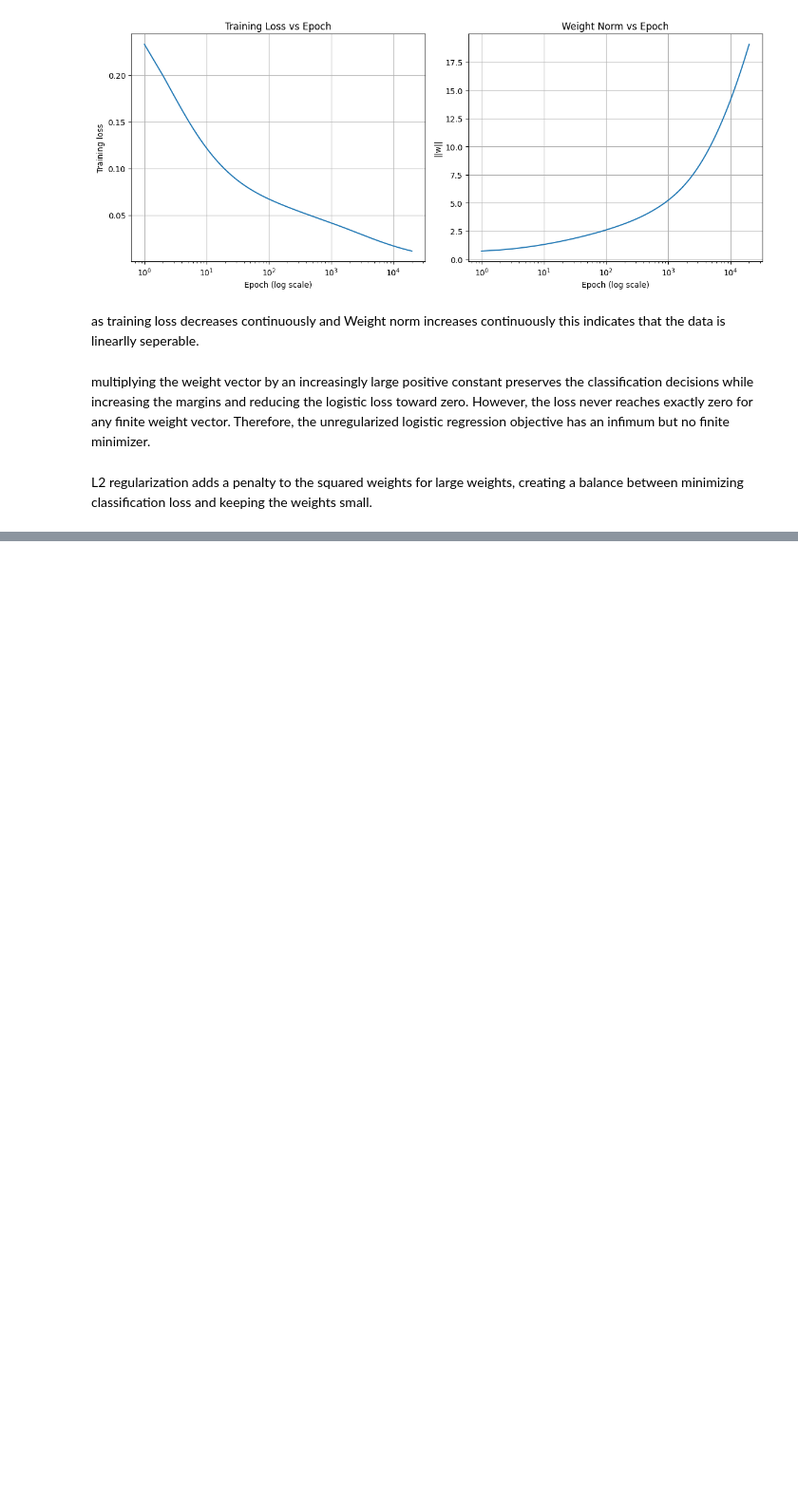
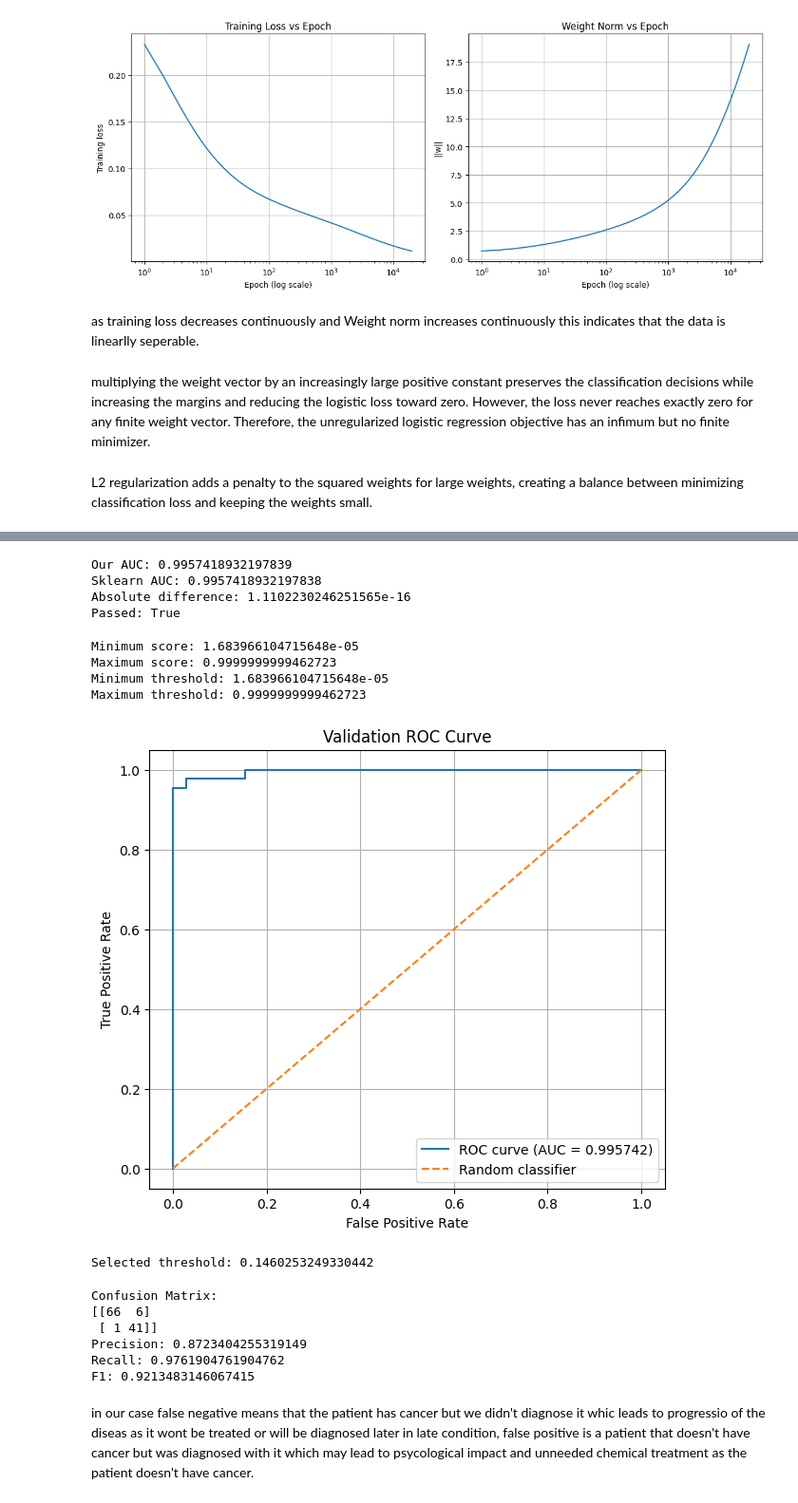
Before and after one commit to Ziad-Gebril/Linear-Models-and-Support-Vector-Machines, a Jupyter notebook: ML_assignment_2.ipynb, the cells around one changed output, grey strips where cells are left out. Shown at 95% size. Cells and saved outputs as stored; diff of their text form; code cells hidden in the pictures; blank space fills up the shorter version.

```diff
--- a/ML_assignment_2.ipynb
+++ b/ML_assignment_2.ipynb
@@ -761,0 +873,6 @@ L2 regularization adds a penalty to the squared weights for large weights, creat
+# %%
+w, tr_loss, va_loss, tr_acc, va_acc , W= train_logistic(X_train, y_train, X_validation, y_validation, L=0.01, eta=0.5, epochs=3000)
+
+
+test_scores = sigmoid(add_bias(XC_te) @ w)
+test_pred = (test_scores >= 0.5).astype(int)
@@ -761,0 +928,3 @@ L2 regularization adds a penalty to the squared weights for large weights, creat
+# %%
+val_scores = sigmoid(add_bias(XC_va) @ w)
+ROC_curve(yC_va,val_scores)
@@ -761,0 +949,71 @@ L2 regularization adds a penalty to the squared weights for large weights, creat
+# %%
+from sklearn.metrics import roc_auc_score
+
+FPR, TPR, thresholds, AUC = ROC_curve(yC_va, val_scores)
+
+print("Our AUC:", AUC)
+
+sk_AUC = roc_auc_score(yC_va, val_scores)
+
+print("Sklearn AUC:", sk_AUC)
+print("Absolute difference:", abs(AUC - sk_AUC))
+
+print("Passed:", abs(AUC - sk_AUC) < 1e-6)
+# %% [output]
+Our AUC: 0.9957418932197839
+Sklearn AUC: 0.9957418932197838
+Absolute difference: 1.1102230246251565e-16
+Passed: True
+# %%
+print("Minimum score:", np.min(val_scores))
+print("Maximum score:", np.max(val_scores))
+print("Minimum threshold:", np.min(thresholds[1:-1]))
+print("Maximum threshold:", np.max(thresholds[1:-1]))
+# %% [output]
+Minimum score: 1.683966104715648e-05
+Maximum score: 0.9999999999462723
+Minimum threshold: 1.683966104715648e-05
+Maximum threshold: 0.9999999999462723
+# %%
+plt.figure(figsize=(7, 6))
+
+plt.plot(FPR, TPR, label=f"ROC curve (AUC = {AUC:.6f})")
+plt.plot([0, 1], [0, 1], '--', label="Random classifier")
+
+plt.xlabel("False Positive Rate")
+plt.ylabel("True Positive Rate")
+plt.title("Validation ROC Curve")
+plt.legend()
+plt.grid()
+
+plt.show()
+# %% [output]
+[figure, added]
+# %%
+valid = TPR == 1
+t = np.max(thresholds[valid])
+print("Selected threshold:", t)
+# %% [output]
+Selected threshold: 0.1460253249330442
+# %%
+test_scores = sigmoid(add_bias(XC_te) @ w)
+
+test_pred_new = (test_scores >= t).astype(int)
+
+CM_new = confusion_matrix(yC_te, test_pred_new, 2)
+
+print("Confusion Matrix:")
+print(CM_new)
+
+print("Precision:", precision(CM_new)[1])
+print("Recall:", recall(CM_new)[1])
+print("F1:", F1(CM_new)[1])
+# %% [output]
+Confusion Matrix:
+[[66  6]
+ [ 1 41]]
+Precision: 0.8723404255319149
+Recall: 0.9761904761904762
+F1: 0.9213483146067415
+# %% [markdown]
+in our case false negative means that the patient has cancer but we didn't diagnose it whic leads to progressio of the diseas as it wont be treated or will be diagnosed later in late condition, false positive is a patient that doesn't have cancer but was diagnosed with it which may lead to psycological impact and unneeded chemical treatment as the patient doesn't have cancer.
```
Also changed, not shown: parts of 14 cells of this notebook.
